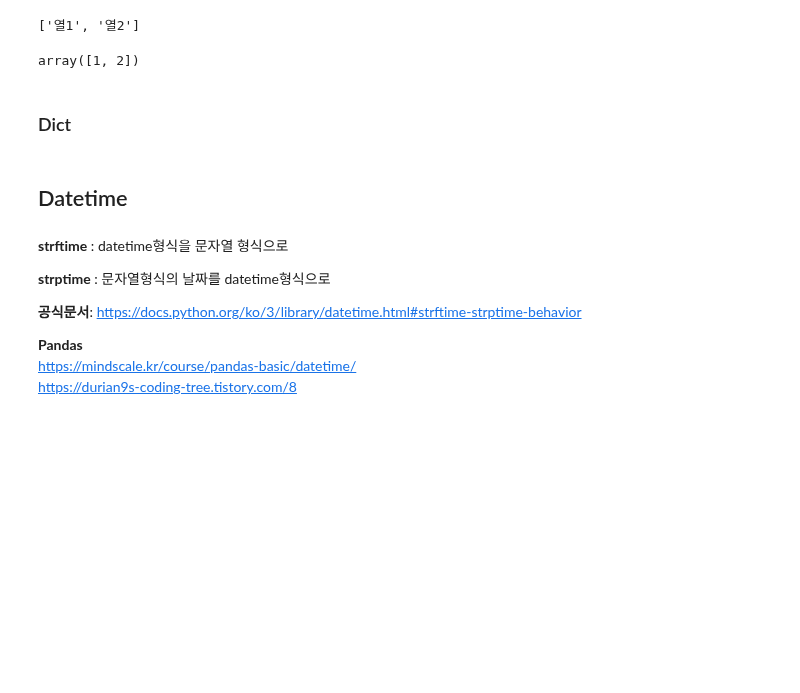
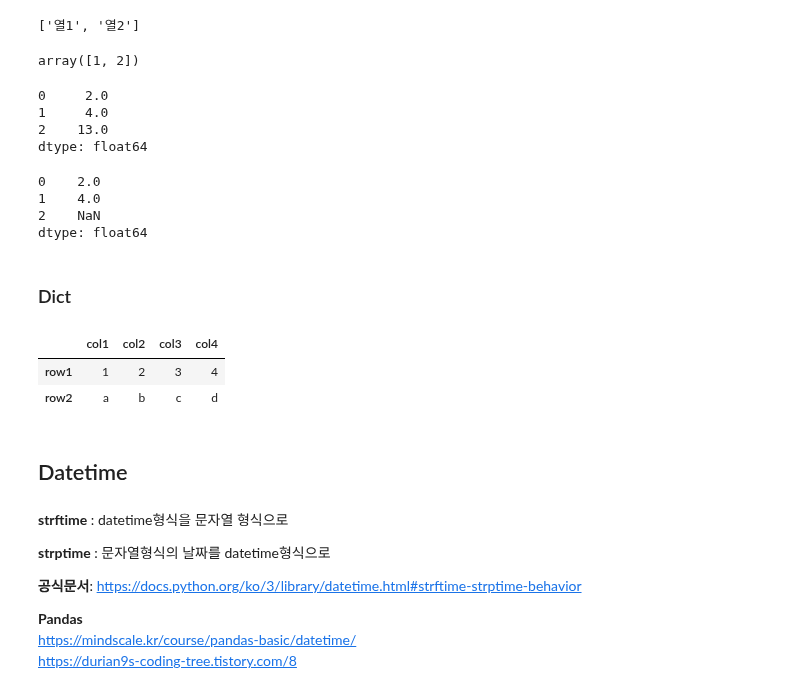
Before and after one commit to ev1025/DA_Study, a Jupyter notebook: 파이썬_문법정리.ipynb, the cells around one changed output. Cells and saved outputs as stored; diff of their text form; code cells hidden in the pictures; blank space fills up the shorter version.

```diff
--- a/파이썬_문법정리.ipynb
+++ b/파이썬_문법정리.ipynb
@@ -1204,11 +1259,42 @@ array([1, 2])
 # 멀티 인덱스 Series를 Data프레임으로 바꾸는 법
 # 두번째 인덱스를 columns으로 바꿈
 Sr_4 = Sr_1.unstack()
+# %%
+df = pd.Series([1,2,3])
+df1 = pd.Series([1,2])
+
+# 결측치는 fill_vlaue값 더하기
+df.add(df1, fill_value=10)
+# %% [output]
+0     2.0
+1     4.0
+2    13.0
+dtype: float64
+# %%
+# 일반 덧셈은 한쪽이 결측치일 경우 결측치반환
+df+df1
+# %% [output]
+0    2.0
+1    4.0
+2    NaN
+dtype: float64
 # %% [markdown]
 ### Dict
 # %%
 # dict 합치기
 dict3 = dict(dict1,**dict2)
+# %%
+# dict to dataframe
+data = {}
+
+data['row1'] = [1,2,3,4]         # {'row1' : [1,2,3,4]}
+data['row2'] = ['a','b','c','d'] # {'row2' : ['a','b','c','d']}
+
+pd.DataFrame.from_dict(data, orient='index', columns=['col1','col2','col3','col4'])
+# %% [output]
+|  | col1 | col2 | col3 | col4 |
+| row1 | 1 | 2 | 3 | 4 |
+| row2 | a | b | c | d |
 # %% [markdown]
 ## Datetime
 # %% [markdown]
```
Also changed, not shown: parts of 42 cells of this notebook.
